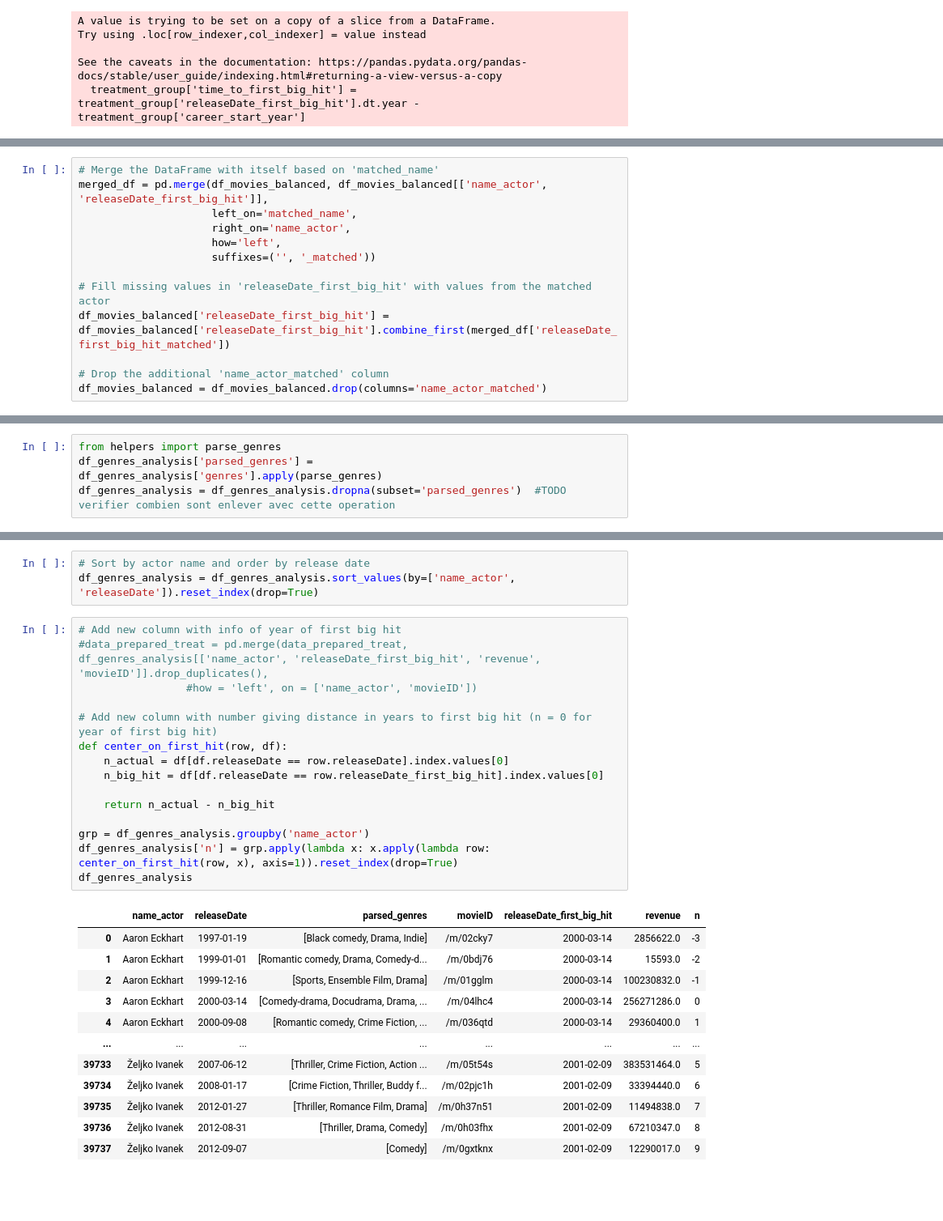
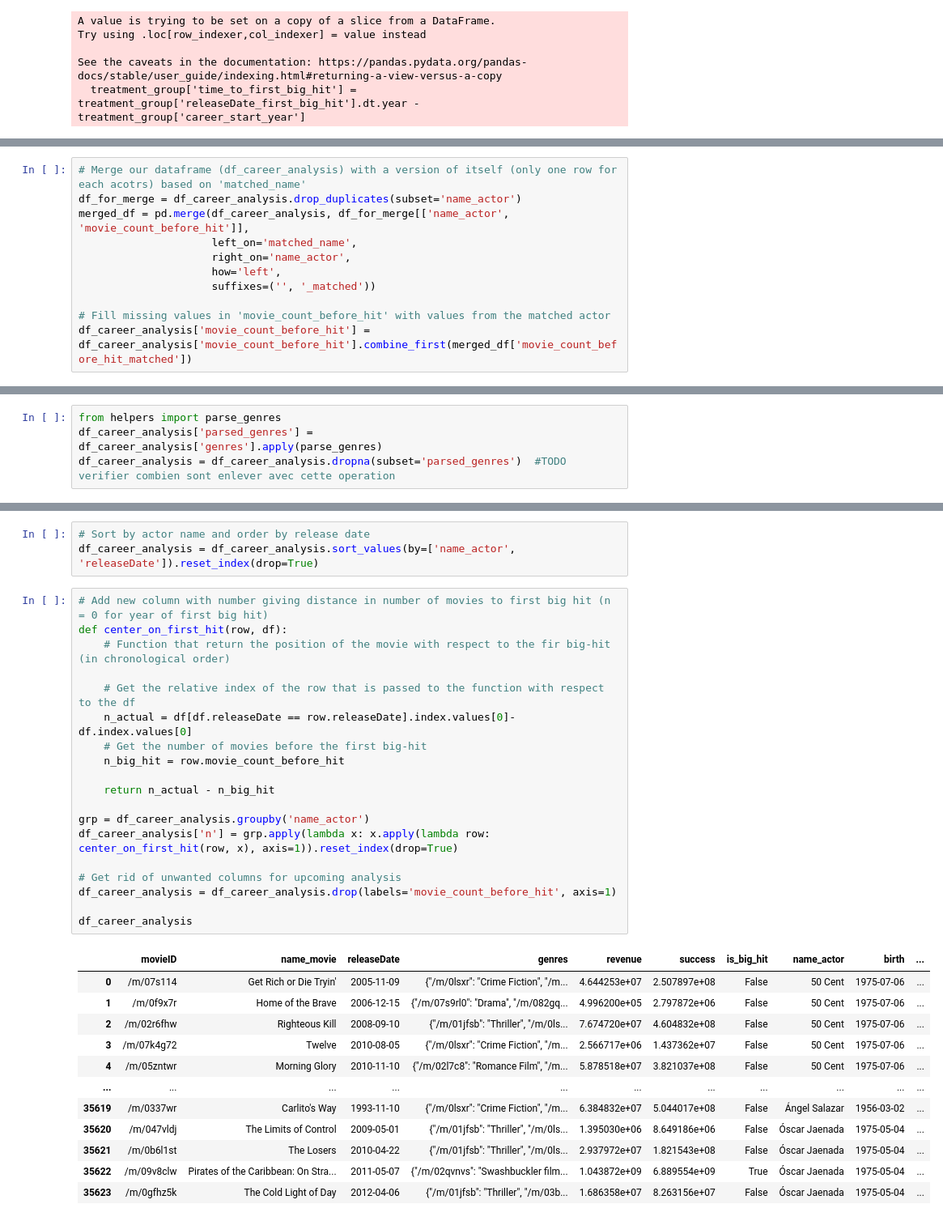
Before and after one commit to epfl-ada/ada-2023-project-pinacolada23, a Jupyter notebook: observational_study.ipynb, the cells around one changed output, grey strips where cells are left out. Shown: that part at 81% size. Saved outputs shown, nothing was run; the diff lists cells and outputs as text; blank space fills up the shorter version.

```diff
--- a/observational_study.ipynb
+++ b/observational_study.ipynb
@@ -189,13 +224,11 @@ We want compare the before/after big-hit career of actors in the treatment group
 # %%
-# Merge the DataFrame with itself based on 'matched_name'
-merged_df = pd.merge(df_movies_balanced, df_movies_balanced[['name_actor', 'releaseDate_first_big_hit']],
+# Merge our dataframe (df_career_analysis) with a version of itself (only one row for each acotrs) based on 'matched_name'
+df_for_merge = df_career_analysis.drop_duplicates(subset='name_actor')
+merged_df = pd.merge(df_career_analysis, df_for_merge[['name_actor', 'movie_count_before_hit']],
                      left_on='matched_name',
                      right_on='name_actor',
                      how='left',
                      suffixes=('', '_matched'))
 
-# Fill missing values in 'releaseDate_first_big_hit' with values from the matched actor
-df_movies_balanced['releaseDate_first_big_hit'] = df_movies_balanced['releaseDate_first_big_hit'].combine_first(merged_df['releaseDate_first_big_hit_matched'])
-
-# Drop the additional 'name_actor_matched' column
-df_movies_balanced = df_movies_balanced.drop(columns='name_actor_matched')
+# Fill missing values in 'movie_count_before_hit' with values from the matched actor
+df_career_analysis['movie_count_before_hit'] = df_career_analysis['movie_count_before_hit'].combine_first(merged_df['movie_count_before_hit_matched'])
@@ -207,4 +235,4 @@ df_career_analysis = df_movies_balanced[col].copy()
 # %%
 from helpers import parse_genres
-df_genres_analysis['parsed_genres'] = df_genres_analysis['genres'].apply(parse_genres)
-df_genres_analysis = df_genres_analysis.dropna(subset='parsed_genres')  #TODO verifier combien sont enlever avec cette operation
+df_career_analysis['parsed_genres'] = df_career_analysis['genres'].apply(parse_genres)
+df_career_analysis = df_career_analysis.dropna(subset='parsed_genres')  #TODO verifier combien sont enlever avec cette operation
@@ -217,31 +239,35 @@ df_genres_analysis = df_genres_analysis.dropna(subset='parsed_genres')  #TODO ve
 # %%
 # Sort by actor name and order by release date
-df_genres_analysis = df_genres_analysis.sort_values(by=['name_actor', 'releaseDate']).reset_index(drop=True)
+df_career_analysis = df_career_analysis.sort_values(by=['name_actor', 'releaseDate']).reset_index(drop=True)
 # %%
-# Add new column with info of year of first big hit
-#data_prepared_treat = pd.merge(data_prepared_treat, df_genres_analysis[['name_actor', 'releaseDate_first_big_hit', 'revenue', 'movieID']].drop_duplicates(),
-                 #how = 'left', on = ['name_actor', 'movieID'])
+# Add new column with number giving distance in number of movies to first big hit (n = 0 for year of first big hit)
+def center_on_first_hit(row, df):
+    # Function that return the position of the movie with respect to the fir big-hit (in chronological order)
 
-# Add new column with number giving distance in years to first big hit (n = 0 for year of first big hit)
-def center_on_first_hit(row, df):
-    n_actual = df[df.releaseDate == row.releaseDate].index.values[0]
-    n_big_hit = df[df.releaseDate == row.releaseDate_first_big_hit].index.values[0]
+    # Get the relative index of the row that is passed to the function with respect to the df
+    n_actual = df[df.releaseDate == row.releaseDate].index.values[0]-df.index.values[0]
+    # Get the number of movies before the first big-hit
+    n_big_hit = row.movie_count_before_hit
 
     return n_actual - n_big_hit
 
-grp = df_genres_analysis.groupby('name_actor')
-df_genres_analysis['n'] = grp.apply(lambda x: x.apply(lambda row: center_on_first_hit(row, x), axis=1)).reset_index(drop=True)
-df_genres_analysis
+grp = df_career_analysis.groupby('name_actor')
+df_career_analysis['n'] = grp.apply(lambda x: x.apply(lambda row: center_on_first_hit(row, x), axis=1)).reset_index(drop=True)
+
+# Get rid of unwanted columns for upcoming analysis
+df_career_analysis = df_career_analysis.drop(labels='movie_count_before_hit', axis=1)
+
+df_career_analysis
 # %% [output]
-|  | name_actor | releaseDate | parsed_genres | movieID | releaseDate_first_big_hit | revenue | n |
-| 0 | Aaron Eckhart | 1997-01-19 | [Black comedy, Drama, Indie] | /m/02cky7 | 2000-03-14 | 2856622.0 | -3 |
-| 1 | Aaron Eckhart | 1999-01-01 | [Romantic comedy, Drama, Comedy-d... | /m/0bdj76 | 2000-03-14 | 15593.0 | -2 |
-| 2 | Aaron Eckhart | 1999-12-16 | [Sports, Ensemble Film, Drama] | /m/01gglm | 2000-03-14 | 100230832.0 | -1 |
-| 3 | Aaron Eckhart | 2000-03-14 | [Comedy-drama, Docudrama, Drama, ... | /m/04lhc4 | 2000-03-14 | 256271286.0 | 0 |
-| 4 | Aaron Eckhart | 2000-09-08 | [Romantic comedy, Crime Fiction, ... | /m/036qtd | 2000-03-14 | 29360400.0 | 1 |
-| ... | ... | ... | ... | ... | ... | ... | ... |
-| 39733 | Željko Ivanek | 2007-06-12 | [Thriller, Crime Fiction, Action ... | /m/05t54s | 2001-02-09 | 383531464.0 | 5 |
-| 39734 | Željko Ivanek | 2008-01-17 | [Crime Fiction, Thriller, Buddy f... | /m/02pjc1h | 2001-02-09 | 33394440.0 | 6 |
-| 39735 | Željko Ivanek | 2012-01-27 | [Thriller, Romance Film, Drama] | /m/0h37n51 | 2001-02-09 | 11494838.0 | 7 |
-| 39736 | Željko Ivanek | 2012-08-31 | [Thriller, Drama, Comedy] | /m/0h03fhx | 2001-02-09 | 67210347.0 | 8 |
-| 39737 | Željko Ivanek | 2012-09-07 | [Comedy] | /m/0gxtknx | 2001-02-09 | 12290017.0 | 9 |
+|  | movieID | name_movie | releaseDate | genres | revenue | success | is_big_hit | name_actor | birth | ... |
+| 0 | /m/07s114 | Get Rich or Die Tryin' | 2005-11-09 | {"/m/0lsxr": "Crime Fiction", "/m... | 4.644253e+07 | 2.507897e+08 | False | 50 Cent | 1975-07-06 | ... |
+| 1 | /m/0f9x7r | Home of the Brave | 2006-12-15 | {"/m/07s9rl0": "Drama", "/m/082gq... | 4.996200e+05 | 2.797872e+06 | False | 50 Cent | 1975-07-06 | ... |
+| 2 | /m/02r6fhw | Righteous Kill | 2008-09-10 | {"/m/01jfsb": "Thriller", "/m/0ls... | 7.674720e+07 | 4.604832e+08 | False | 50 Cent | 1975-07-06 | ... |
+| 3 | /m/07k4g72 | Twelve | 2010-08-05 | {"/m/0lsxr": "Crime Fiction", "/m... | 2.566717e+06 | 1.437362e+07 | False | 50 Cent | 1975-07-06 | ... |
+| 4 | /m/05zntwr | Morning Glory | 2010-11-10 | {"/m/02l7c8": "Romance Film", "/m... | 5.878518e+07 | 3.821037e+08 | False | 50 Cent | 1975-07-06 | ... |
+| ... | ... | ... | ... | ... | ... | ... | ... | ... | ... | ... |
+| 35619 | /m/0337wr | Carlito's Way | 1993-11-10 | {"/m/0lsxr": "Crime Fiction", "/m... | 6.384832e+07 | 5.044017e+08 | False | Ángel Salazar | 1956-03-02 | ... |
+| 35620 | /m/047vldj | The Limits of Control | 2009-05-01 | {"/m/01jfsb": "Thriller", "/m/0ls... | 1.395030e+06 | 8.649186e+06 | False | Óscar Jaenada | 1975-05-04 | ... |
+| 35621 | /m/0b6l1st | The Losers | 2010-04-22 | {"/m/01jfsb": "Thriller", "/m/0ls... | 2.937972e+07 | 1.821543e+08 | False | Óscar Jaenada | 1975-05-04 | ... |
+| 35622 | /m/09v8clw | Pirates of the Caribbean: On Stra... | 2011-05-07 | {"/m/02qvnvs": "Swashbuckler film... | 1.043872e+09 | 6.889554e+09 | True | Óscar Jaenada | 1975-05-04 | ... |
+| 35623 | /m/0gfhz5k | The Cold Light of Day | 2012-04-06 | {"/m/01jfsb": "Thriller", "/m/03b... | 1.686358e+07 | 8.263156e+07 | False | Óscar Jaenada | 1975-05-04 | ... |
```
Also changed, not shown: parts of 17 cells of this notebook, 1 other file.
